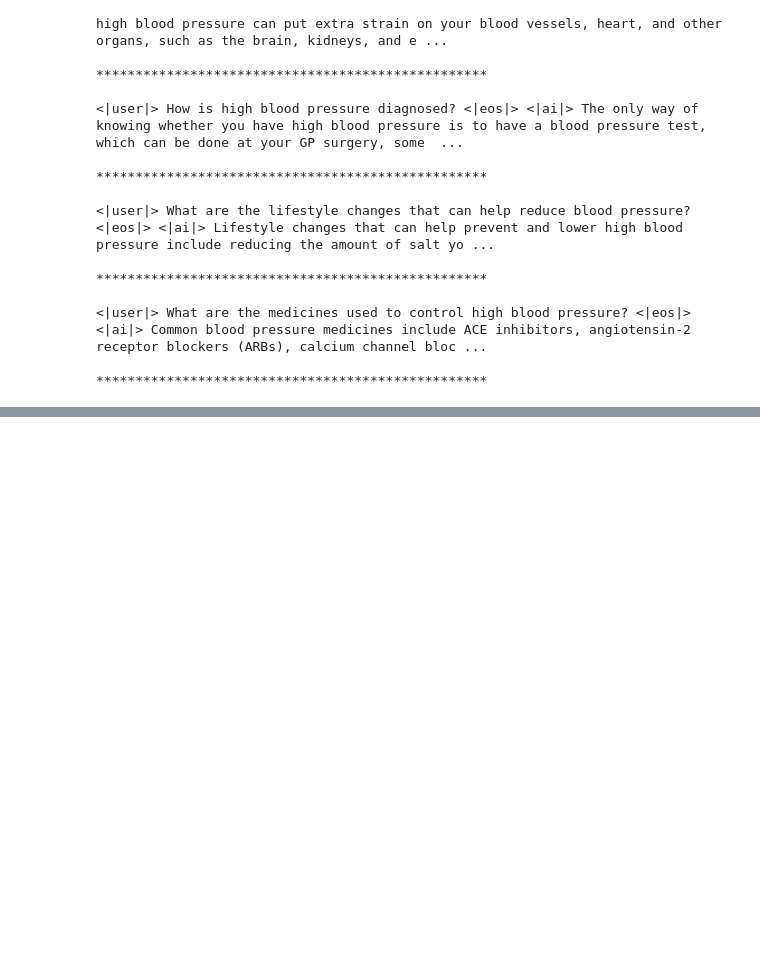
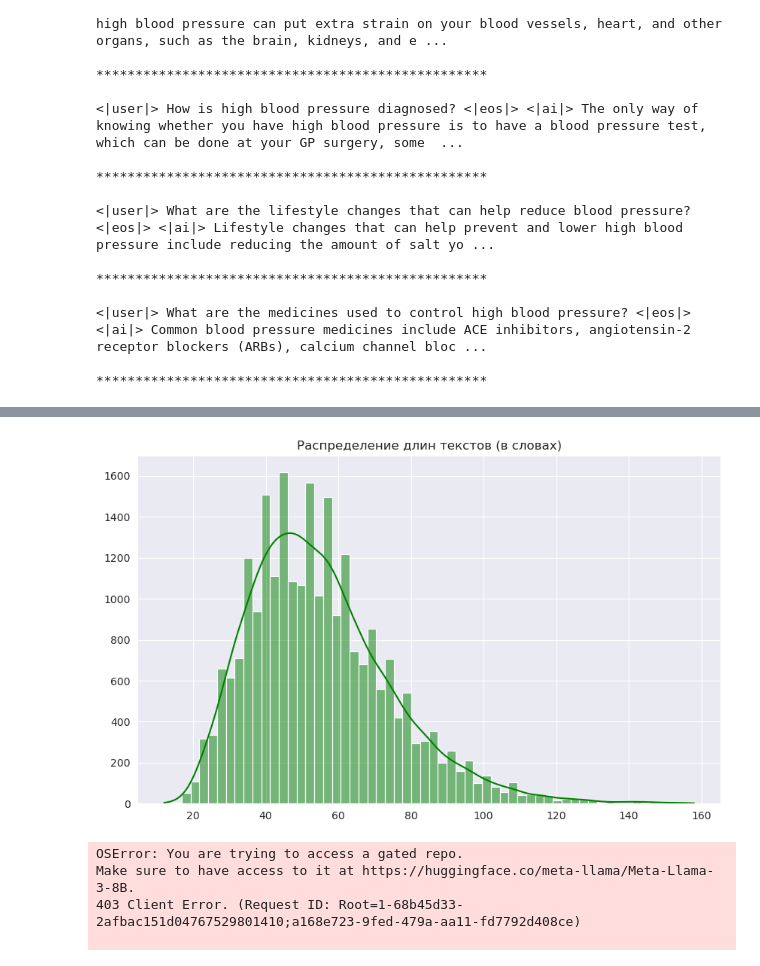
Before and after one commit to aeternnar/clinical-assistant, a Jupyter notebook: clinical-assistant.ipynb, the cells around one changed output, grey strips where cells are left out. Saved outputs shown, nothing was run; the diff lists cells and outputs as text; code cells hidden in the pictures; blank space fills up the shorter version.

```diff
--- a/clinical-assistant.ipynb
+++ b/clinical-assistant.ipynb
@@ -74,0 +109,41 @@ for i in range(5):
+# %%
+df = df[df['len'] < 160]
+# %%
+plt.figure(figsize=(10, 6))
+sns.histplot(data=df, x='len', kde=True, bins=60, color='green')
+plt.title('Распределение длин текстов (в словах)')
+plt.yticks(None)
+plt.xlabel(None)
+plt.ylabel(None);
+# %% [output]
+[figure, added]
+# %%
+from transformers import AutoModelForCausalLM, BitsAndBytesConfig, AutoTokenizer
+from peft import LoraConfig, get_peft_model
+
+checkpoint = "meta-llama/Meta-Llama-3-8B"
+
+bnb = BitsAndBytesConfig(
+    load_in_4bit=True,
+    bnb_4bit_quant_type="nf4",
+    bnb_4bit_use_double_quant=True,
+    bnb_4bit_compute_dtype=torch.bfloat16
+)
+
+tokenizer = AutoTokenizer.from_pretrained(checkpoint)
+model = AutoModelForCausalLM.from_pretrained(checkpoint, quantization_config=bnb, device_map="auto")
+
+lora = LoraConfig(
+    r=8,
+    lora_alpha=16,
+    lora_dropout=0.05,
+    target_modules=["q_proj","k_proj","v_proj","o_proj"]
+)
+
+model = get_peft_model(model, lora)
+model.gradient_checkpointing_enable()
+# %% [output]
+OSError: You are trying to access a gated repo.
+Make sure to have access to it at https://huggingface.co/meta-llama/Meta-Llama-3-8B.
+403 Client Error. (Request ID: Root=1-68b45d33-2afbac151d04767529801410;a168e723-9fed-479a-aa11-fd7792d408ce)
+
```
Also changed, not shown: parts of 5 cells of this notebook.
